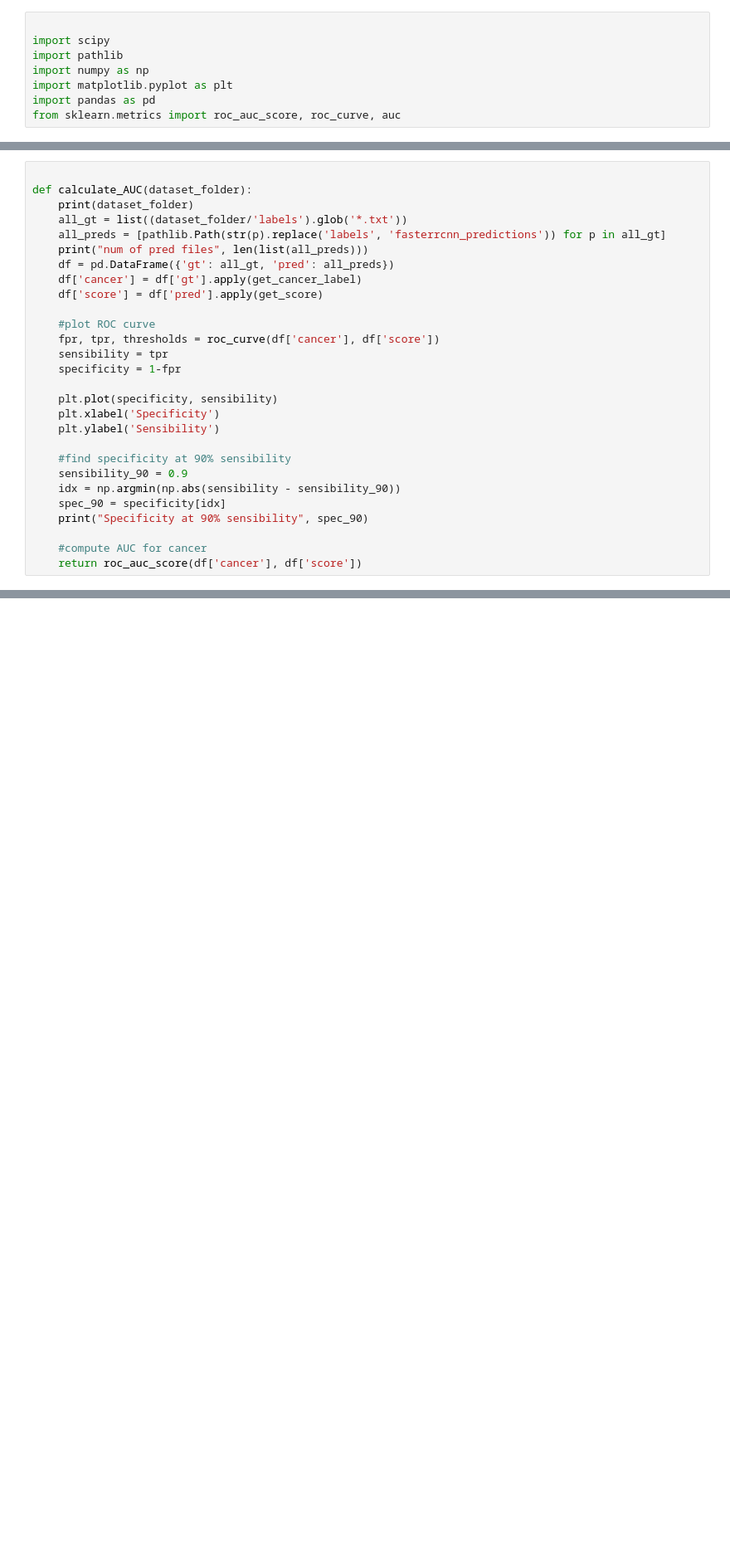
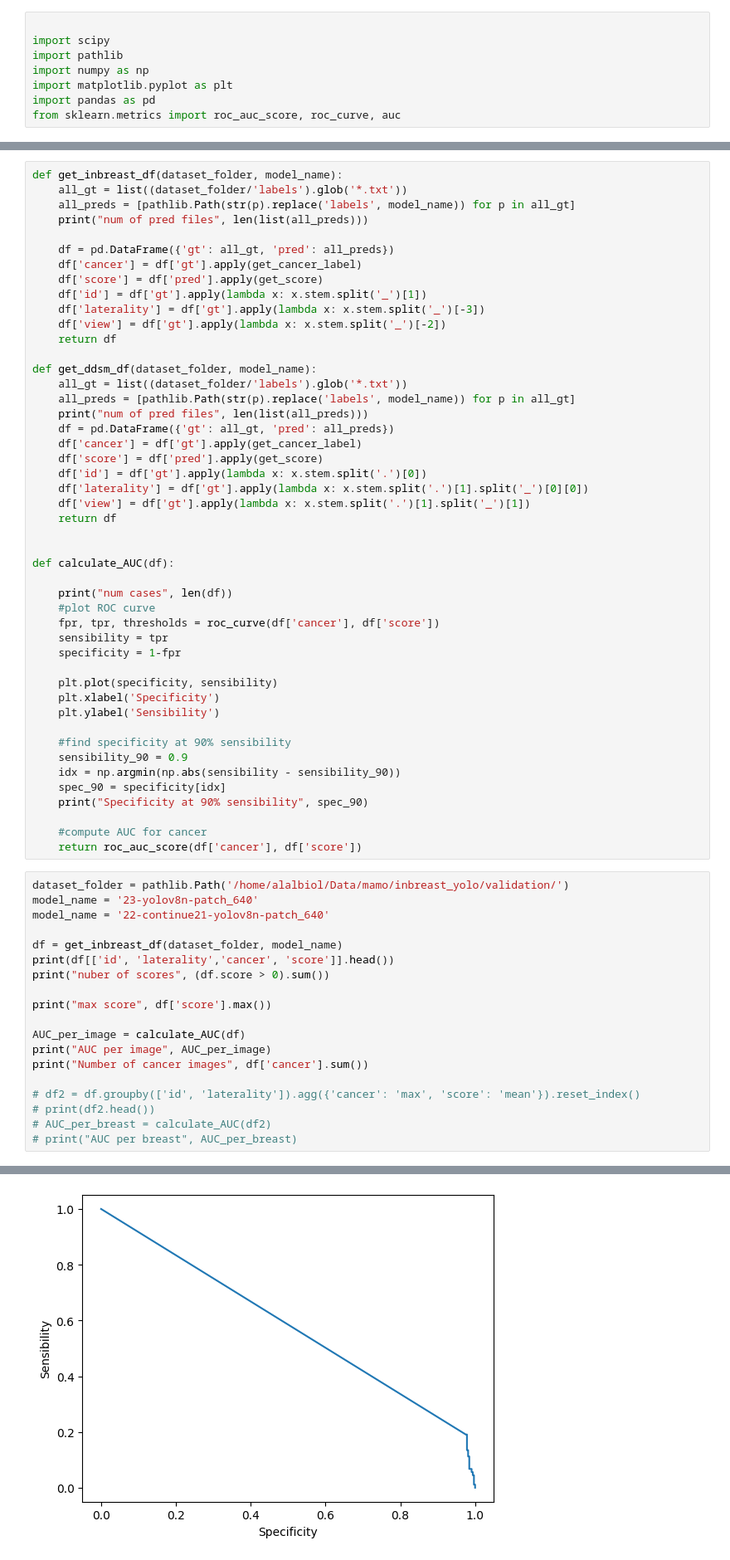
Before and after one commit to alalbiol/Mammography, a Jupyter notebook: Yolo8Mamo/notebooks/evaluate_roc_object_detection.ipynb, the cells around one changed output, grey strips where cells are left out. Shown: that part at 83% size. Saved outputs shown, nothing was run; the diff lists cells and outputs as text; blank space fills up the shorter version.

```diff
--- a/Yolo8Mamo/notebooks/evaluate_roc_object_detection.ipynb
+++ b/Yolo8Mamo/notebooks/evaluate_roc_object_detection.ipynb
@@ -66,14 +68,33 @@ df['score'] = df['pred'].apply(get_score)
 # %%
+def get_inbreast_df(dataset_folder, model_name):
+    all_gt = list((dataset_folder/'labels').glob('*.txt'))
+    all_preds = [pathlib.Path(str(p).replace('labels', model_name)) for p in all_gt]
+    print("num of pred files", len(list(all_preds)))
 
-def calculate_AUC(dataset_folder):
-    print(dataset_folder)
+    df = pd.DataFrame({'gt': all_gt, 'pred': all_preds})
+    df['cancer'] = df['gt'].apply(get_cancer_label)
+    df['score'] = df['pred'].apply(get_score)
+    df['id'] = df['gt'].apply(lambda x: x.stem.split('_')[1])
+    df['laterality'] = df['gt'].apply(lambda x: x.stem.split('_')[-3])
+    df['view'] = df['gt'].apply(lambda x: x.stem.split('_')[-2])
+    return df
+
+def get_ddsm_df(dataset_folder, model_name):
     all_gt = list((dataset_folder/'labels').glob('*.txt'))
-    all_preds = [pathlib.Path(str(p).replace('labels', 'fasterrcnn_predictions')) for p in all_gt]
+    all_preds = [pathlib.Path(str(p).replace('labels', model_name)) for p in all_gt]
     print("num of pred files", len(list(all_preds)))
     df = pd.DataFrame({'gt': all_gt, 'pred': all_preds})
     df['cancer'] = df['gt'].apply(get_cancer_label)
     df['score'] = df['pred'].apply(get_score)
+    df['id'] = df['gt'].apply(lambda x: x.stem.split('.')[0])
+    df['laterality'] = df['gt'].apply(lambda x: x.stem.split('.')[1].split('_')[0][0])
+    df['view'] = df['gt'].apply(lambda x: x.stem.split('.')[1].split('_')[1])
+    return df
 
+
+def calculate_AUC(df):
+
+    print("num cases", len(df))
     #plot ROC curve
     fpr, tpr, thresholds = roc_curve(df['cancer'], df['score'])
     sensibility = tpr
@@ -91,3 +112,23 @@ def calculate_AUC(dataset_folder):
 
     #compute AUC for cancer
     return roc_auc_score(df['cancer'], df['score'])
+# %%
+dataset_folder = pathlib.Path('/home/alalbiol/Data/mamo/inbreast_yolo/validation/')
+model_name = '23-yolov8n-patch_640'
+model_name = '22-continue21-yolov8n-patch_640'
+
+df = get_inbreast_df(dataset_folder, model_name)
+print(df[['id', 'laterality','cancer', 'score']].head())
+print("nuber of scores", (df.score > 0).sum())
+
+print("max score", df['score'].max())
+
+AUC_per_image = calculate_AUC(df)
+print("AUC per image", AUC_per_image)
+print("Number of cancer images", df['cancer'].sum())
+
+# df2 = df.groupby(['id', 'laterality']).agg({'cancer': 'max', 'score': 'mean'}).reset_index()
+# print(df2.head())
+# AUC_per_breast = calculate_AUC(df2)
+# print("AUC per breast", AUC_per_breast)
+# %% [output]
@@ -93,0 +148 @@ def calculate_AUC(dataset_folder):
+[figure, added]
```
Also changed, not shown: parts of 12 cells of this notebook, 9 other files.
